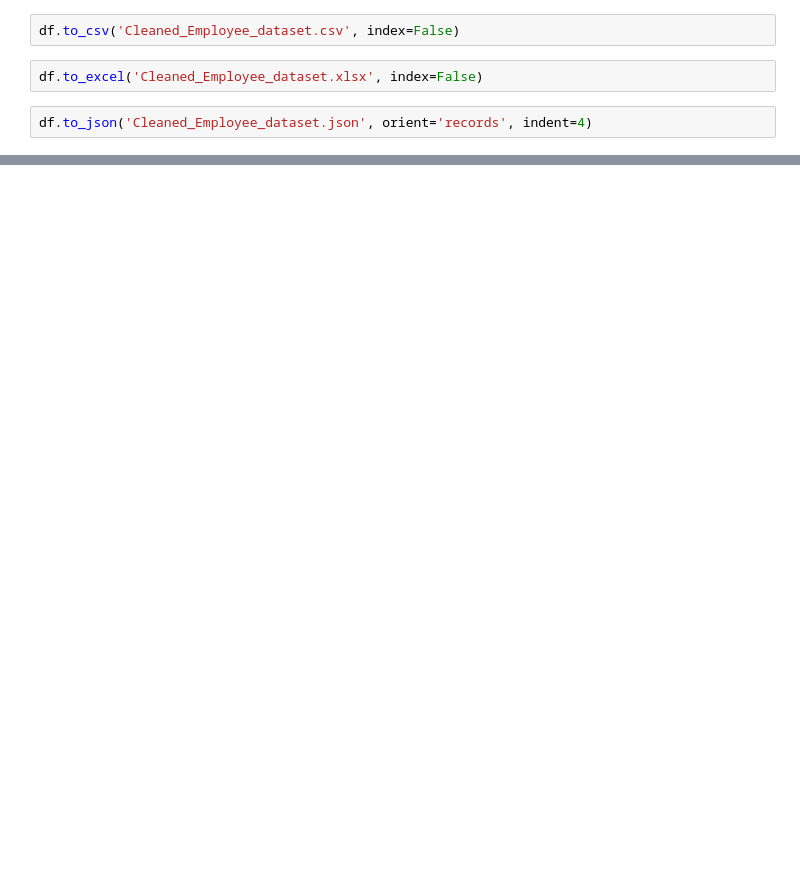
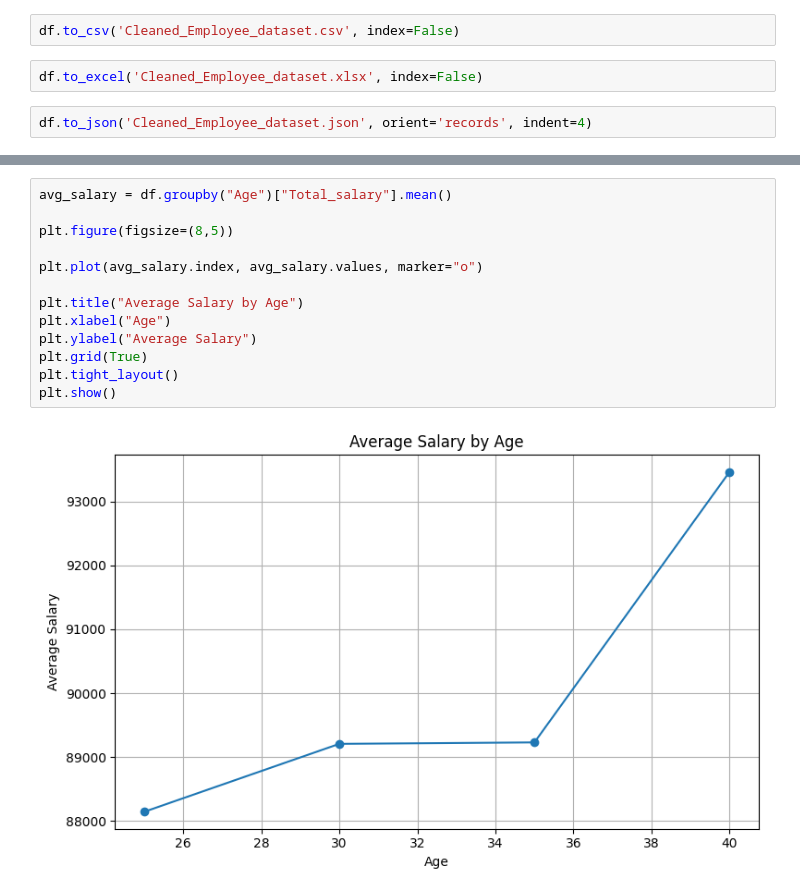
Before and after one commit to kagawadesneha1104-ai/Employee_Attrition_and_Retention_Report, a Jupyter notebook: notebook/Employee_Attrition_and_Retention_Report.ipynb, the cells around one changed output, grey strips where cells are left out. Drawn from its saved outputs; the diff is of its cells as text; blank space fills up the shorter version.

```diff
--- a/notebook/Employee_Attrition_and_Retention_Report.ipynb
+++ b/notebook/Employee_Attrition_and_Retention_Report.ipynb
@@ -850,0 +867,15 @@ df.to_json('Cleaned_Employee_dataset.json', orient='records', indent=4)
+# %%
+avg_salary = df.groupby("Age")["Total_salary"].mean()
+
+plt.figure(figsize=(8,5))
+
+plt.plot(avg_salary.index, avg_salary.values, marker="o")
+
+plt.title("Average Salary by Age")
+plt.xlabel("Age")
+plt.ylabel("Average Salary")
+plt.grid(True)
+plt.tight_layout()
+plt.show()
+# %% [output]
+[figure, added]
```
Also changed, not shown: parts of 8 cells of this notebook, 12 other files.
